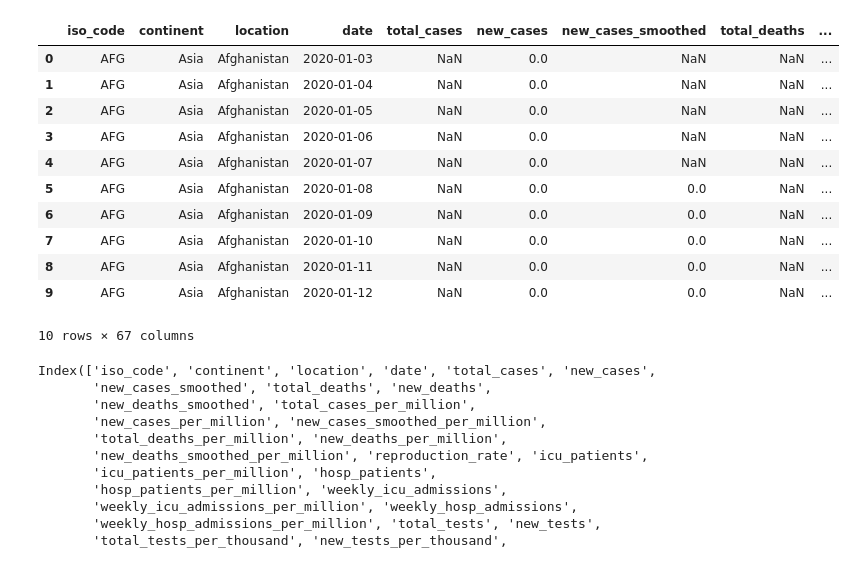
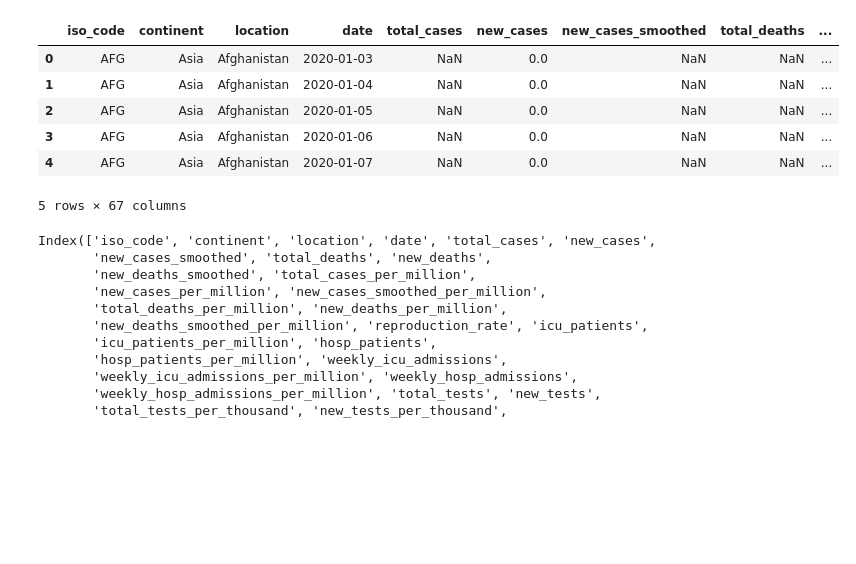
Before and after one commit to Eric-Onyame/contrans2023, a Jupyter notebook: Final_Project.ipynb, the cells around one changed output. Saved outputs shown, nothing was run; the diff lists cells and outputs as text; code cells hidden in the pictures; blank space fills up the shorter version.

Commit message:
data bills in process of publishing

```diff
--- a/Final_Project.ipynb
+++ b/Final_Project.ipynb
@@ -13,19 +36,14 @@ POSTGRES_PASSWORD = os.getenv('POSTGRES_PASSWORD')
 # %%
-dataset = pd.read_csv("owid-covid-data.csv")
+covid_data = pd.read_csv("owid-covid-data.csv")
 # %%
-dataset.head()
+covid_data.head()
 # %% [output]
 |  | iso_code | continent | location | date | total_cases | new_cases | new_cases_smoothed | total_deaths | ... |
 | 0 | AFG | Asia | Afghanistan | 2020-01-03 | NaN | 0.0 | NaN | NaN | ... |
 | 1 | AFG | Asia | Afghanistan | 2020-01-04 | NaN | 0.0 | NaN | NaN | ... |
 | 2 | AFG | Asia | Afghanistan | 2020-01-05 | NaN | 0.0 | NaN | NaN | ... |
 | 3 | AFG | Asia | Afghanistan | 2020-01-06 | NaN | 0.0 | NaN | NaN | ... |
 | 4 | AFG | Asia | Afghanistan | 2020-01-07 | NaN | 0.0 | NaN | NaN | ... |
-| 5 | AFG | Asia | Afghanistan | 2020-01-08 | NaN | 0.0 | 0.0 | NaN | ... |
-| 6 | AFG | Asia | Afghanistan | 2020-01-09 | NaN | 0.0 | 0.0 | NaN | ... |
-| 7 | AFG | Asia | Afghanistan | 2020-01-10 | NaN | 0.0 | 0.0 | NaN | ... |
-| 8 | AFG | Asia | Afghanistan | 2020-01-11 | NaN | 0.0 | 0.0 | NaN | ... |
-| 9 | AFG | Asia | Afghanistan | 2020-01-12 | NaN | 0.0 | 0.0 | NaN | ... |
-10 rows × 67 columns
+5 rows × 67 columns
 # %%
 # Get the list of column names
```
Also changed, not shown: parts of 41 cells of this notebook, 5 other files.
